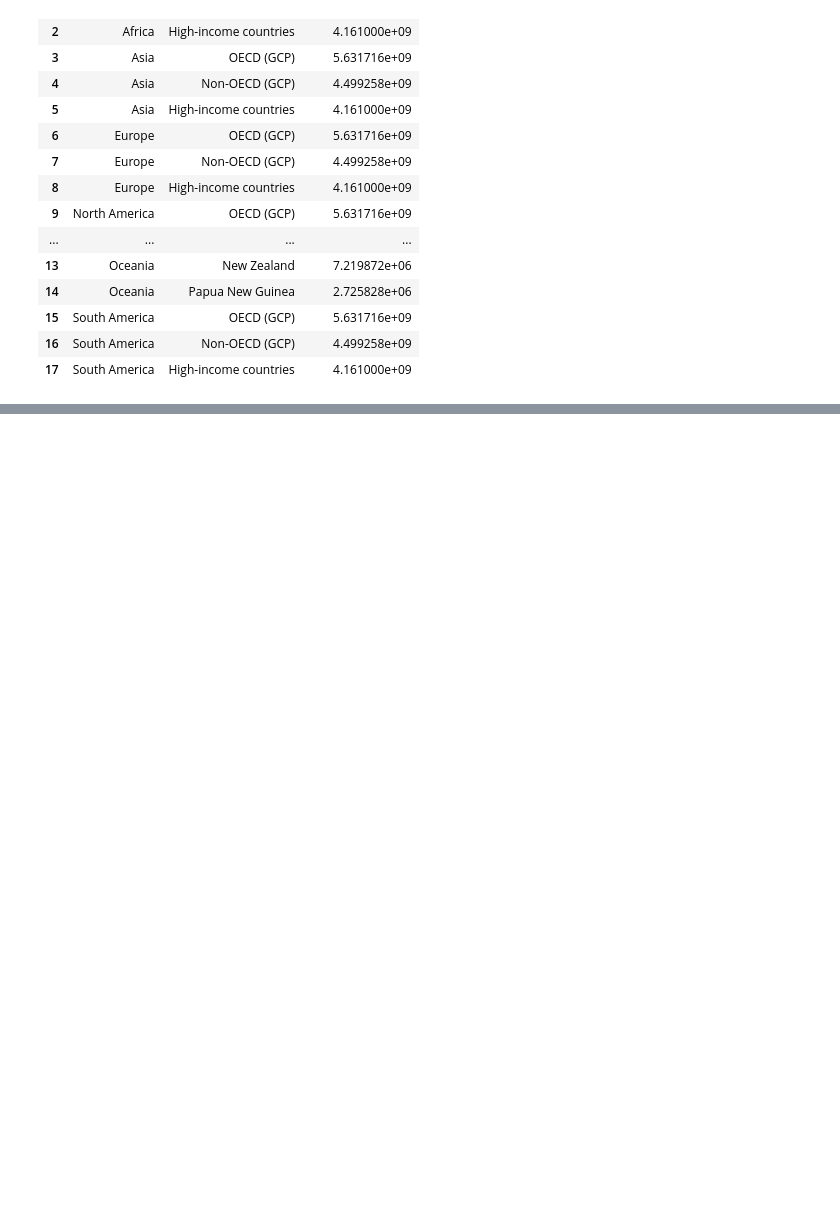
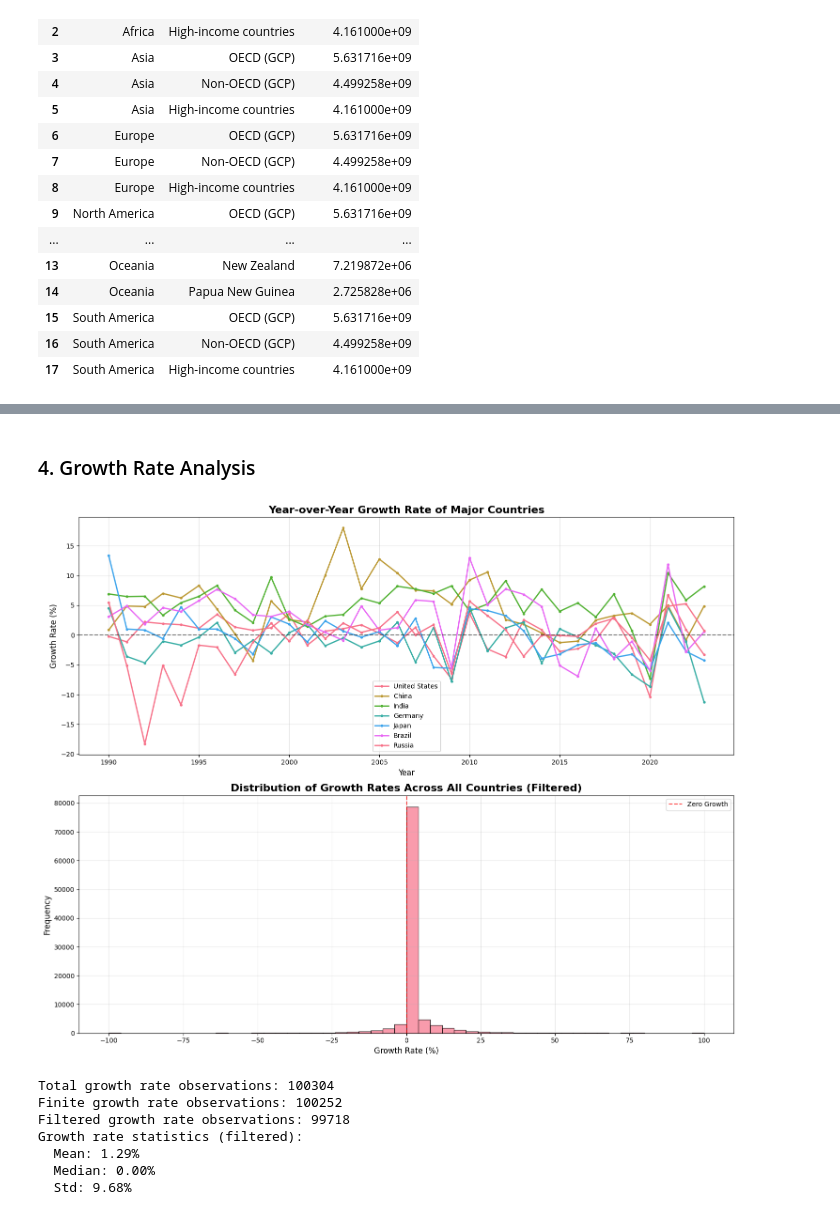
Before and after one commit to Medha-Subramaniyan/emissions_dA, a Jupyter notebook: analysis.ipynb, the cells around one changed output, grey strips where cells are left out. Drawn from its saved outputs; the diff is of its cells as text; code cells hidden in the pictures; blank space fills up the shorter version.

```diff
--- a/analysis.ipynb
+++ b/analysis.ipynb
@@ -156,0 +736,58 @@ top_3_per_continent
+# %% [markdown]
+### 4. Growth Rate Analysis
+# %%
+major_countries = ['United States', 'China', 'India', 'Germany', 'Japan', 'Brazil', 'Russia']
+major_growth_data = emissions_with_growth[
+    (emissions_with_growth['Entity_em'].isin(major_countries)) &
+    (emissions_with_growth['Year_em'] >= 1990)
+].copy()
+
+fig, (ax1, ax2) = plt.subplots(2, 1, figsize=(15, 12))
+
+for country in major_countries:
+    country_data = major_growth_data[major_growth_data['Entity_em'] == country]
+    if not country_data.empty:
+        ax1.plot(country_data['Year_em'], country_data['growth_rate'],
+                label=country, linewidth=2, marker='o', markersize=3)
+
+ax1.set_title('Year-over-Year Growth Rate of Major Countries', fontsize=16, fontweight='bold')
+ax1.set_xlabel('Year', fontsize=12)
+ax1.set_ylabel('Growth Rate (%)', fontsize=12)
+ax1.legend()
+ax1.grid(True, alpha=0.3)
+ax1.axhline(y=0, color='black', linestyle='--', alpha=0.5)
+
+growth_rates_all = emissions_with_growth['growth_rate'].dropna()
+growth_rates_finite = growth_rates_all[np.isfinite(growth_rates_all)]
+growth_rates_filtered = growth_rates_finite[
+    (growth_rates_finite >= -100) & (growth_rates_finite <= 100)
+]
+
+ax2.hist(growth_rates_filtered, bins=50, alpha=0.7, edgecolor='black')
+ax2.set_title('Distribution of Growth Rates Across All Countries (Filtered)', fontsize=16, fontweight='bold')
+ax2.set_xlabel('Growth Rate (%)', fontsize=12)
+ax2.set_ylabel('Frequency', fontsize=12)
+ax2.axvline(x=0, color='red', linestyle='--', alpha=0.7, label='Zero Growth')
+ax2.legend()
+ax2.grid(True, alpha=0.3)
+
+plt.tight_layout()
+plt.savefig('growth_rate_analysis.png', dpi=300, bbox_inches='tight')
+plt.show()
+
+print(f"Total growth rate observations: {len(growth_rates_all)}")
+print(f"Finite growth rate observations: {len(growth_rates_finite)}")
+print(f"Filtered growth rate observations: {len(growth_rates_filtered)}")
+print(f"Growth rate statistics (filtered):")
+print(f"  Mean: {growth_rates_filtered.mean():.2f}%")
+print(f"  Median: {growth_rates_filtered.median():.2f}%")
+print(f"  Std: {growth_rates_filtered.std():.2f}%")
+# %% [output]
+[figure, added]
+Total growth rate observations: 100304
+Finite growth rate observations: 100252
+Filtered growth rate observations: 99718
+Growth rate statistics (filtered):
+  Mean: 1.29%
+  Median: 0.00%
+  Std: 9.68%
```
Also changed, not shown: parts of 36 cells of this notebook, 8 other files.
